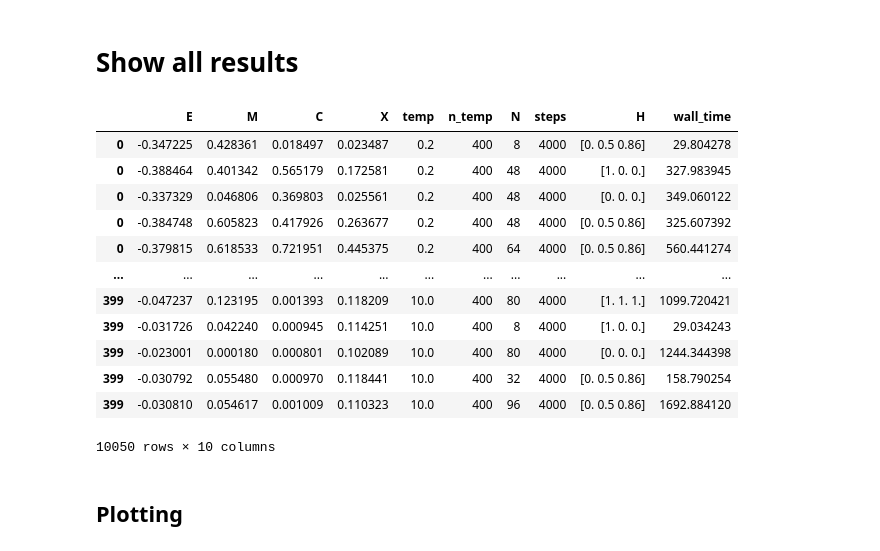
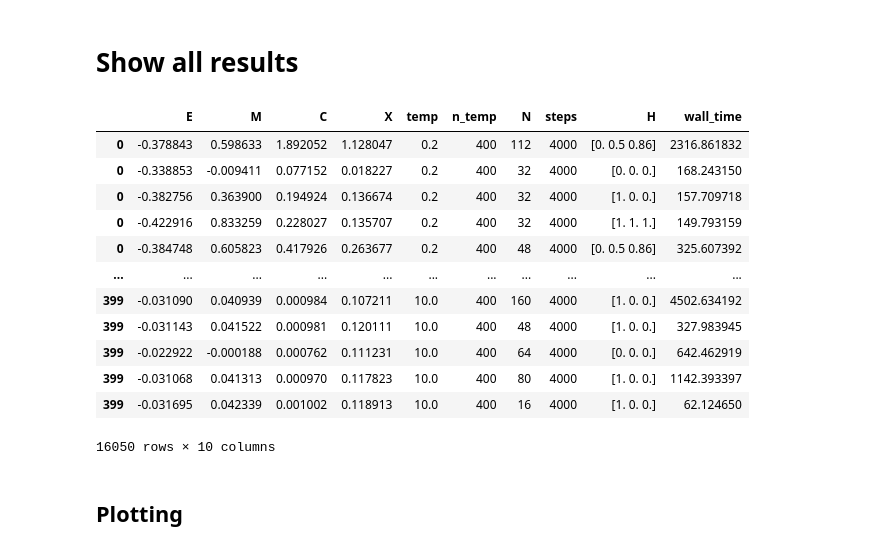
Before and after one commit to nikosavola/HeisenbergMetropolis-StatMech, a Jupyter notebook: analysis.ipynb, the cells around one changed output. Drawn from its saved outputs; the diff is of its cells as text; code cells hidden in the pictures.

```diff
--- a/analysis.ipynb
+++ b/analysis.ipynb
@@ -88,22 +88,24 @@ data_path = './results'
 
 dfs = [pd.read_csv(f) for f in Path.cwd().rglob(f'{data_path}/*.csv')]
 df = pd.concat(dfs, axis=0, join='inner').sort_index()
-# %%
-df
-# %% [output]
-|  | E | M | C | X | temp | n_temp | N | steps | H | wall_time |
-| 0 | -0.347225 | 0.428361 | 0.018497 | 0.023487 | 0.2 | 400 | 8 | 4000 | [0. 0.5 0.86] | 29.804278 |
-| 0 | -0.388464 | 0.401342 | 0.565179 | 0.172581 | 0.2 | 400 | 48 | 4000 | [1. 0. 0.] | 327.983945 |
-| 0 | -0.337329 | 0.046806 | 0.369803 | 0.025561 | 0.2 | 400 | 48 | 4000 | [0. 0. 0.] | 349.060122 |
-| 0 | -0.384748 | 0.605823 | 0.417926 | 0.263677 | 0.2 | 400 | 48 | 4000 | [0. 0.5 0.86] | 325.607392 |
-| 0 | -0.379815 | 0.618533 | 0.721951 | 0.445375 | 0.2 | 400 | 64 | 4000 | [0. 0.5 0.86] | 560.441274 |
-| ... | ... | ... | ... | ... | ... | ... | ... | ... | ... | ... |
-| 399 | -0.047237 | 0.123195 | 0.001393 | 0.118209 | 10.0 | 400 | 80 | 4000 | [1. 1. 1.] | 1099.720421 |
-| 399 | -0.031726 | 0.042240 | 0.000945 | 0.114251 | 10.0 | 400 | 8 | 4000 | [1. 0. 0.] | 29.034243 |
-| 399 | -0.023001 | 0.000180 | 0.000801 | 0.102089 | 10.0 | 400 | 80 | 4000 | [0. 0. 0.] | 1244.344398 |
-| 399 | -0.030792 | 0.055480 | 0.000970 | 0.118441 | 10.0 | 400 | 32 | 4000 | [0. 0.5 0.86] | 158.790254 |
-| 399 | -0.030810 | 0.054617 | 0.001009 | 0.110323 | 10.0 | 400 | 96 | 4000 | [0. 0.5 0.86] | 1692.884120 |
-10050 rows × 10 columns
+# %%
+# Limit sizes
+df = df[df['N'] <= 200]
+df
+# %% [output]
+|  | E | M | C | X | temp | n_temp | N | steps | H | wall_time |
+| 0 | -0.378843 | 0.598633 | 1.892052 | 1.128047 | 0.2 | 400 | 112 | 4000 | [0. 0.5 0.86] | 2316.861832 |
+| 0 | -0.338853 | -0.009411 | 0.077152 | 0.018227 | 0.2 | 400 | 32 | 4000 | [0. 0. 0.] | 168.243150 |
+| 0 | -0.382756 | 0.363900 | 0.194924 | 0.136674 | 0.2 | 400 | 32 | 4000 | [1. 0. 0.] | 157.709718 |
+| 0 | -0.422916 | 0.833259 | 0.228027 | 0.135707 | 0.2 | 400 | 32 | 4000 | [1. 1. 1.] | 149.793159 |
+| 0 | -0.384748 | 0.605823 | 0.417926 | 0.263677 | 0.2 | 400 | 48 | 4000 | [0. 0.5 0.86] | 325.607392 |
+| ... | ... | ... | ... | ... | ... | ... | ... | ... | ... | ... |
+| 399 | -0.031090 | 0.040939 | 0.000984 | 0.107211 | 10.0 | 400 | 160 | 4000 | [1. 0. 0.] | 4502.634192 |
+| 399 | -0.031143 | 0.041522 | 0.000981 | 0.120111 | 10.0 | 400 | 48 | 4000 | [1. 0. 0.] | 327.983945 |
+| 399 | -0.022922 | -0.000188 | 0.000762 | 0.111231 | 10.0 | 400 | 64 | 4000 | [0. 0. 0.] | 642.462919 |
+| 399 | -0.031068 | 0.041313 | 0.000970 | 0.117823 | 10.0 | 400 | 80 | 4000 | [1. 0. 0.] | 1142.393397 |
+| 399 | -0.031695 | 0.042339 | 0.001002 | 0.118913 | 10.0 | 400 | 16 | 4000 | [1. 0. 0.] | 62.124650 |
+16050 rows × 10 columns
 # %% [markdown]
 ## Plotting
 # %% [markdown]
```
Also changed, not shown: parts of 5 cells of this notebook.
